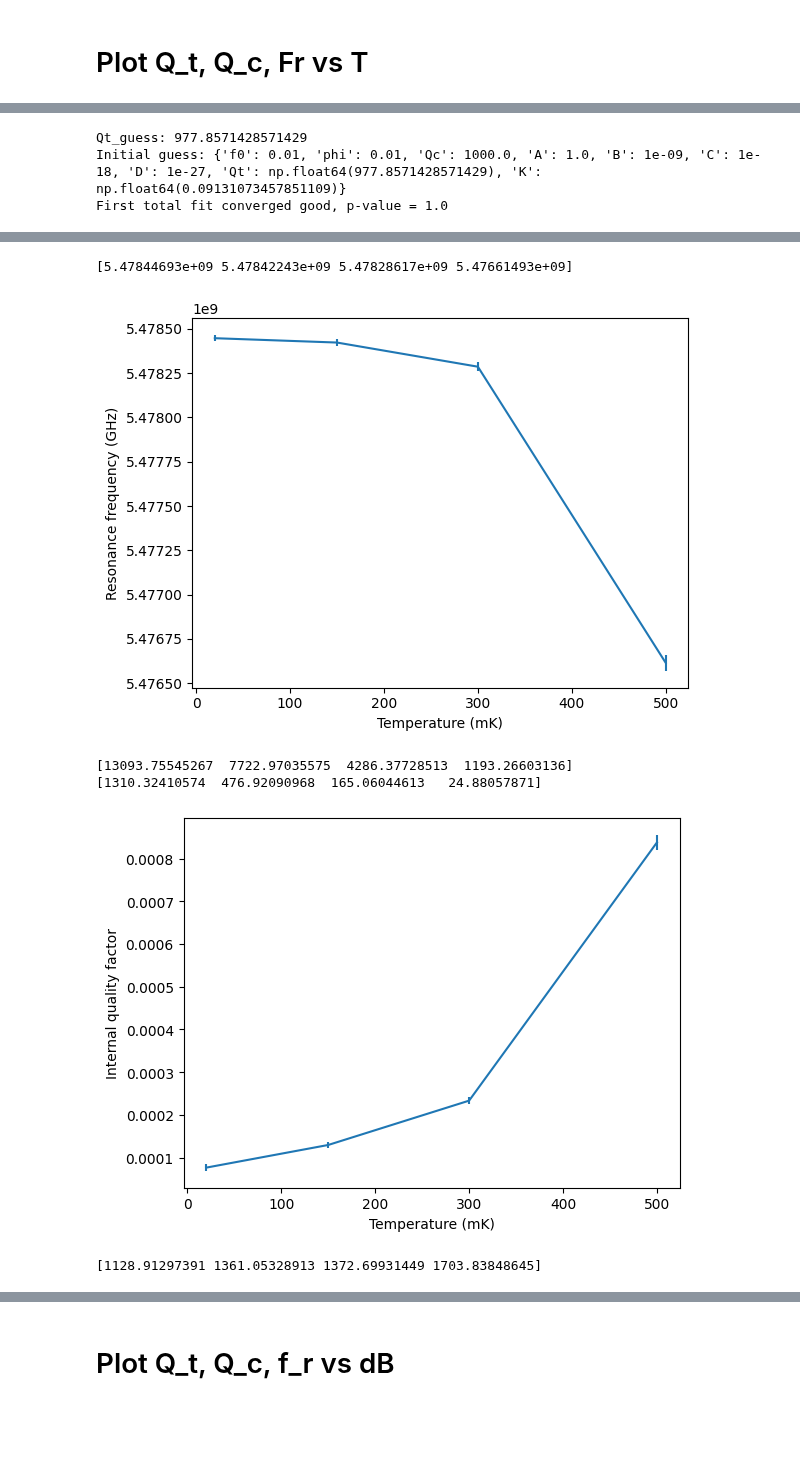
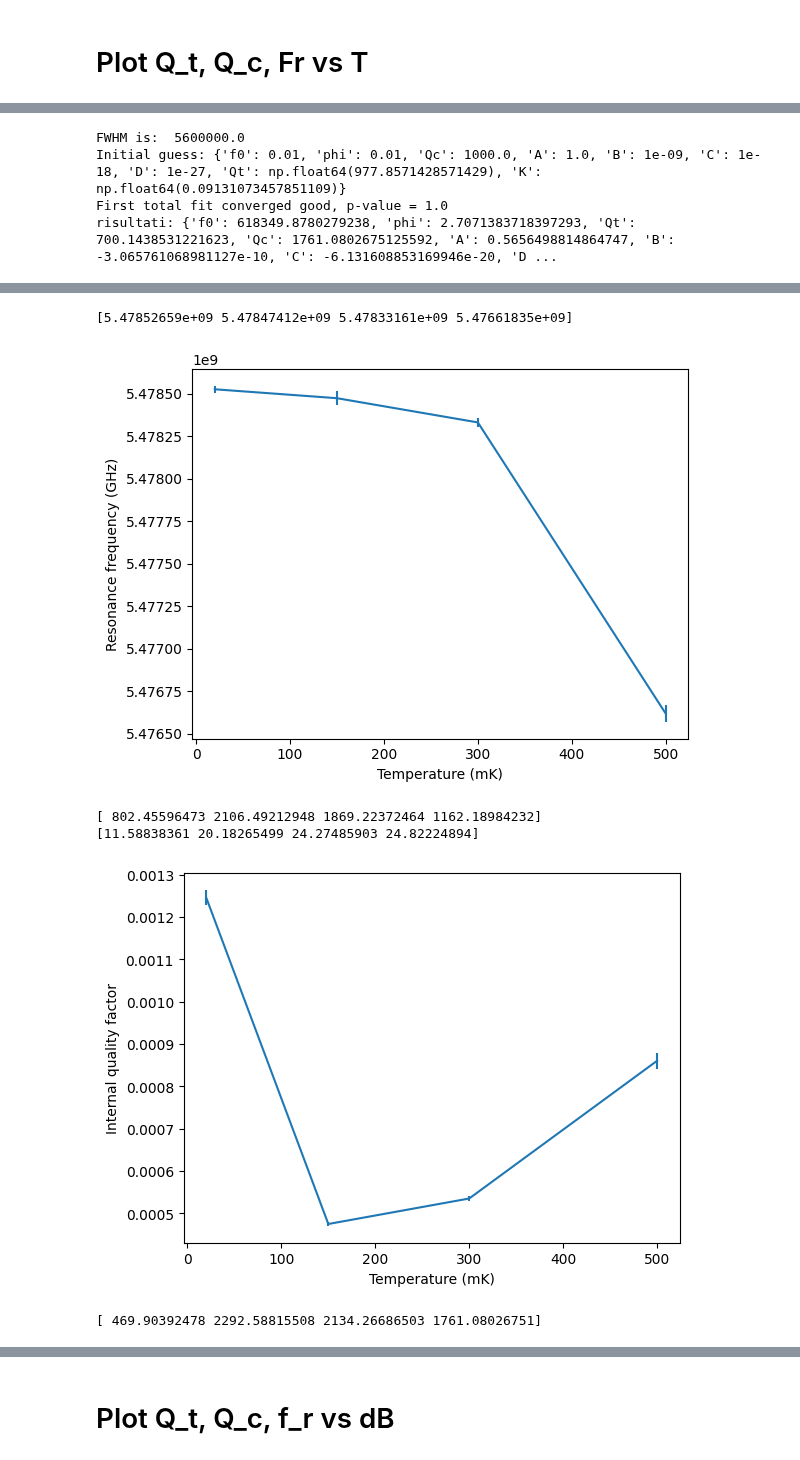
Before and after one commit to biqute/QTLab2425, a Jupyter notebook: IRdetection/Analysis/fitting_tests_scipy.ipynb, the cells around one changed output, grey strips where cells are left out. Saved outputs shown, nothing was run; the diff lists cells and outputs as text; code cells hidden in the pictures; blank space fills up the shorter version.

Commit message:
Update p-value threshold in fit_quasi_magicus method and add debug print for parameter limits Great success in fitting narrow resonances!

```diff
--- a/IRdetection/Analysis/fitting_tests_scipy.ipynb
+++ b/IRdetection/Analysis/fitting_tests_scipy.ipynb
@@ -245,6 +245,13 @@ initial_guess = {
     "B": 1e-9,
     "C": 1e-18,
     "D": 1e-27
+}
+
+params_range = {
+    #"phi": (-np.pi, np.pi),
+    "Qt": (100, 1e8),
+    "Qc": (100, 1e8),
+   # "f0": (-1e6, 1e6)
 }
 
 # Estimate the initial guess of Qt
@@ -279,10 +286,8 @@ for t in T:
     #Q_i = fmin / peak_width(f, -y)
     #Qt_guess = 1/(1/initial_guess['Qc'] + 1/Q_i)
     Qt_guess = fmin / peak_width(f, -y)
-
-    print(f"Qt_guess: {Qt_guess}")
     initial_guess['Qt'] = Qt_guess
-
+    print('FWHM is: ', peak_width(f, -y))
     # Estimate the initial guess of K
     initial_guess['K'] = (np.max(y) - np.min(y)) * initial_guess['Qc'] / initial_guess['Qt']
     print(f"Initial guess: {initial_guess}")
@@ -290,12 +295,14 @@ for t in T:
     fit_data = np.column_stack((f, y))
     fitter = Fitter(model_function=S21_model,
                     param_names=["f0", "phi", "Qt", "Qc", "A", "B", "C", "D", "K"],
+                    params_range=params_range,
                     data=fit_data,
                     loss_function=LeastSquares,
                     params_initial_guess=initial_guess)
 
     result = fitter.fit_quasi_magicus()
     result_dict = result.values.to_dict()
+    print('risultati:', result_dict)
     err_dict = result.errors.to_dict()
     result_fr[T.index(t)] = result_dict['f0'] + fmin
     err_fr[T.index(t)] = err_dict['f0']
@@ -340,11 +350,12 @@ First total fit converged good, p-value = 1.0
 [figure]
-Qt_guess: 977.8571428571429
+FWHM is:  5600000.0
 Initial guess: {'f0': 0.01, 'phi': 0.01, 'Qc': 1000.0, 'A': 1.0, 'B': 1e-09, 'C': 1e-18, 'D': 1e-27, 'Qt': np.float64(977.8571428571429), 'K': np.float64(0.09131073457851109)}
 First total fit converged good, p-value = 1.0
+risultati: {'f0': 618349.8780279238, 'phi': 2.7071383718397293, 'Qt': 700.1438531221623, 'Qc': 1761.0802675125592, 'A': 0.5656498814864747, 'B': -3.065761068981127e-10, 'C': -6.131608853169946e-20, 'D ...
 [figure]
-[5.47844693e+09 5.47842243e+09 5.47828617e+09 5.47661493e+09]
+[5.47852659e+09 5.47847412e+09 5.47833161e+09 5.47661835e+09]
-[figure, old version]
+[figure, new version]
-[13093.75545267  7722.97035575  4286.37728513  1193.26603136]
-[1310.32410574  476.92090968  165.06044613   24.88057871]
+[ 802.45596473 2106.49212948 1869.22372464 1162.18984232]
+[11.58838361 20.18265499 24.27485903 24.82224894]
-[figure, old version]
+[figure, new version]
-[1128.91297391 1361.05328913 1372.69931449 1703.83848645]
+[ 469.90392478 2292.58815508 2134.26686503 1761.08026751]
```
Also changed, not shown: parts of 1 cell of this notebook, 2 other files.
